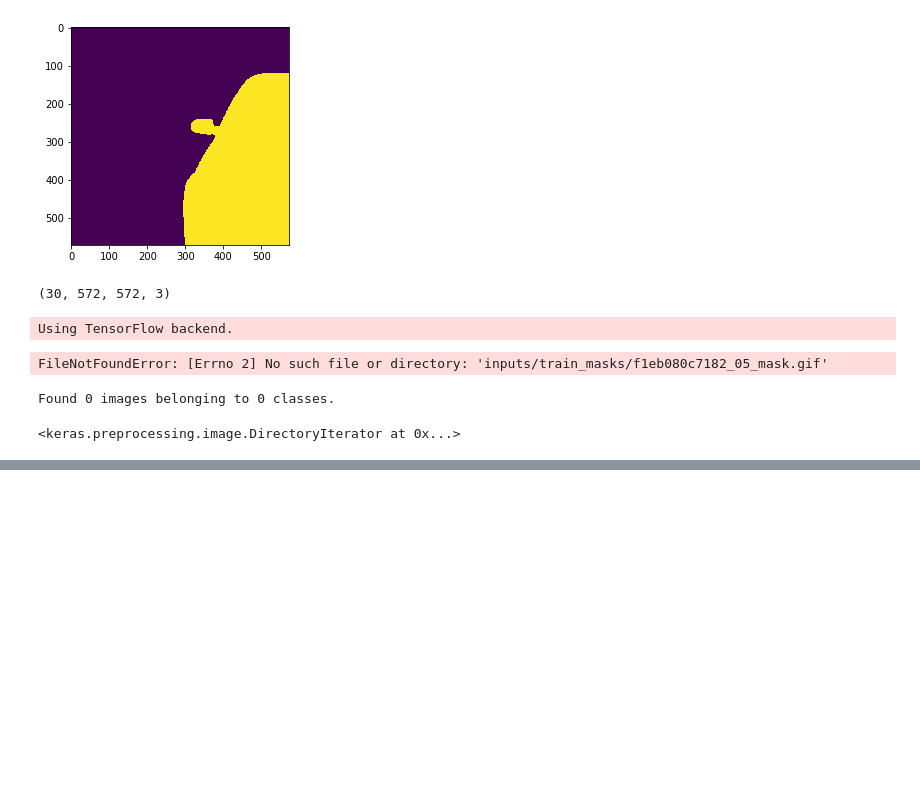
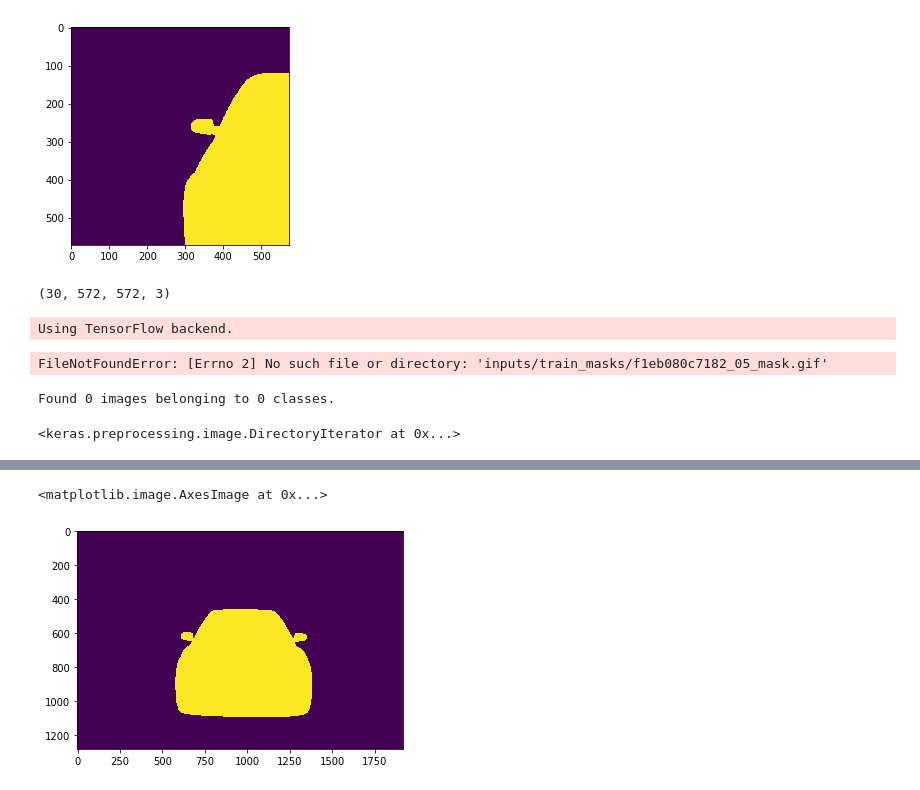
Before and after one commit to SunQpark/Kaggle_Carvana_Image_Segmentation, a Jupyter notebook: Experiments.ipynb, the cells around one changed output, grey strips where cells are left out. Drawn from its saved outputs; the diff is of its cells as text; code cells hidden in the pictures; blank space fills up the shorter version.

```diff
--- a/Experiments.ipynb
+++ b/Experiments.ipynb
@@ -108,3 +108,12 @@ gen.flow_from_directory('inputs/train/')
 # %% [output]
 Found 0 images belonging to 0 classes.
 <keras.preprocessing.image.DirectoryIterator at 0x...>
+# %%
+import pandas as pd
+import numpy as np
+from PIL import Image
+import matplotlib.pyplot as plt
+%matplotlib inline
+
+data = pd.read_csv('inputs/train_masks.csv', usecols=['rle_mask'])
+data.head()
@@ -110,0 +129,23 @@ Found 0 images belonging to 0 classes.
+# %%
+mask = data['rle_mask'][0]
+# %%
+def rle_decode(mask_rle, shape):
+    '''
+    mask_rle: run-length as string formated (start length)
+    shape: (height,width) of array to return
+    Returns numpy array, 1 - mask, 0 - background
+
+    '''
+    s = mask_rle.split()
+    starts, lengths = [np.asarray(x, dtype=int) for x in (s[0:][::2], s[1:][::2])]
+    starts -= 1
+    ends = starts + lengths
+    img = np.zeros(shape[0]*shape[1], dtype=np.uint8)
+    for lo, hi in zip(starts, ends):
+        img[lo:hi] = 1
+    return img.reshape(shape)
+# %%
+plt.imshow(rle_decode(mask, (1280, 1918)))
+# %% [output]
+<matplotlib.image.AxesImage at 0x...>
+[figure, added]
```
Also changed, not shown: parts of 2 cells of this notebook, 5 other files.
